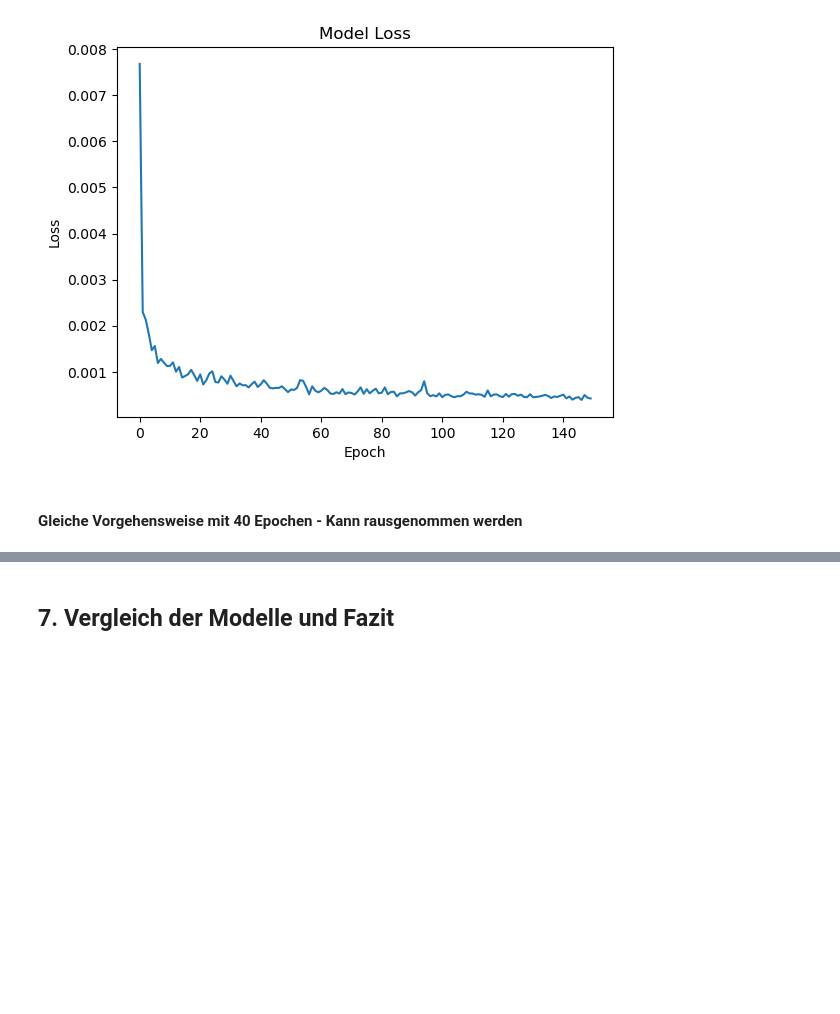
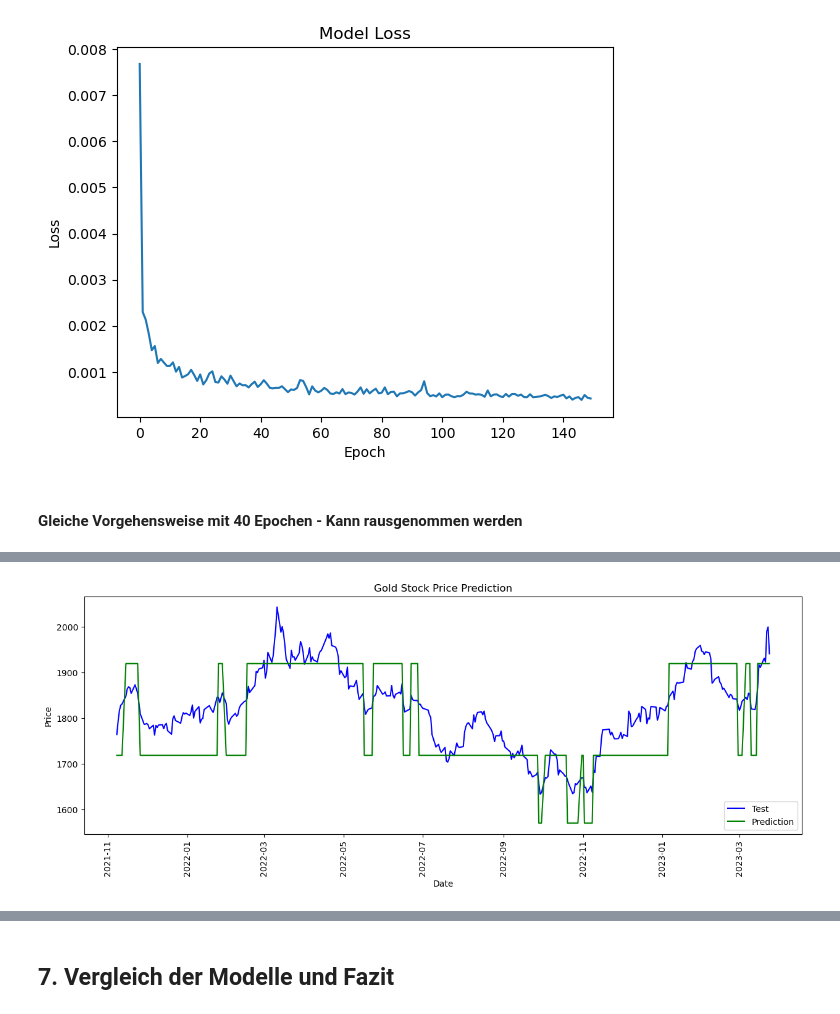
Before and after one commit to TTomczek/DL-Time-Series-Forecasting-With-RNNs, a Jupyter notebook: ausarbeitung.ipynb, the cells around one changed output, grey strips where cells are left out. Drawn from its saved outputs; the diff is of its cells as text; code cells hidden in the pictures; blank space fills up the shorter version.

```diff
--- a/ausarbeitung.ipynb
+++ b/ausarbeitung.ipynb
@@ -1001,0 +1470,16 @@ Das GRU-Modell ist in Kapitel 3 genauer beschrieben.
+# %%
+# demonstrate prediction
+test = []
+for i in range(346):
+    test.append(X_test[i])
+
+yhat = model.predict(array(test), verbose=0)
+prediction = []
+for i in range(346):
+
+    prediction.append(yhat[i][0])
+
+mae = mean_absolute_error(y_test, prediction)
+rmse = sqrt(mean_squared_error(y_test, prediction))
+print('MAE before inverse Scaling: %f' % mae)
+print('RMSE before inverse Scaling: %f' % rmse)
@@ -1001,0 +1493,5 @@ Das GRU-Modell ist in Kapitel 3 genauer beschrieben.
+# %%
+y_test = y_scaler.inverse_transform(y_test.reshape(-1, 1))
+y_test = [ '%.1f' % y for y in y_test ]
+y_test = [float(i) for i in y_test]
+y_test
@@ -1001,0 +1516,5 @@ Das GRU-Modell ist in Kapitel 3 genauer beschrieben.
+# %%
+predict = y_scaler.inverse_transform(array(prediction).reshape(-1, 1))
+predict = [ '%.3f' % y for y in predict ]
+predict = [float(i) for i in predict]
+predict
@@ -1001,0 +1578,18 @@ Das GRU-Modell ist in Kapitel 3 genauer beschrieben.
+# %%
+#x = pd.DataFrame(Close.index[-60:]).values
+x = pd.DataFrame(Close.index[:346]).values
+
+plt.figure(figsize=(15, 5)) #Added to set figsize -CP
+locator = mdate.MonthLocator()
+
+#plt.plot(X_train[0], y_train, color='red')
+plt.plot(x, y_test, color='blue')
+plt.plot(x, predict, color='green')
+plt.title('Gold Stock Price Prediction')
+plt.xlabel('Date')
+plt.ylabel('Price')
+plt.legend(['Test', 'Prediction'], loc='lower right')
+plt.xticks(rotation = 90)
+plt.show()
+# %% [output]
+[figure, added]
```
Also changed, not shown: parts of 47 cells of this notebook.
